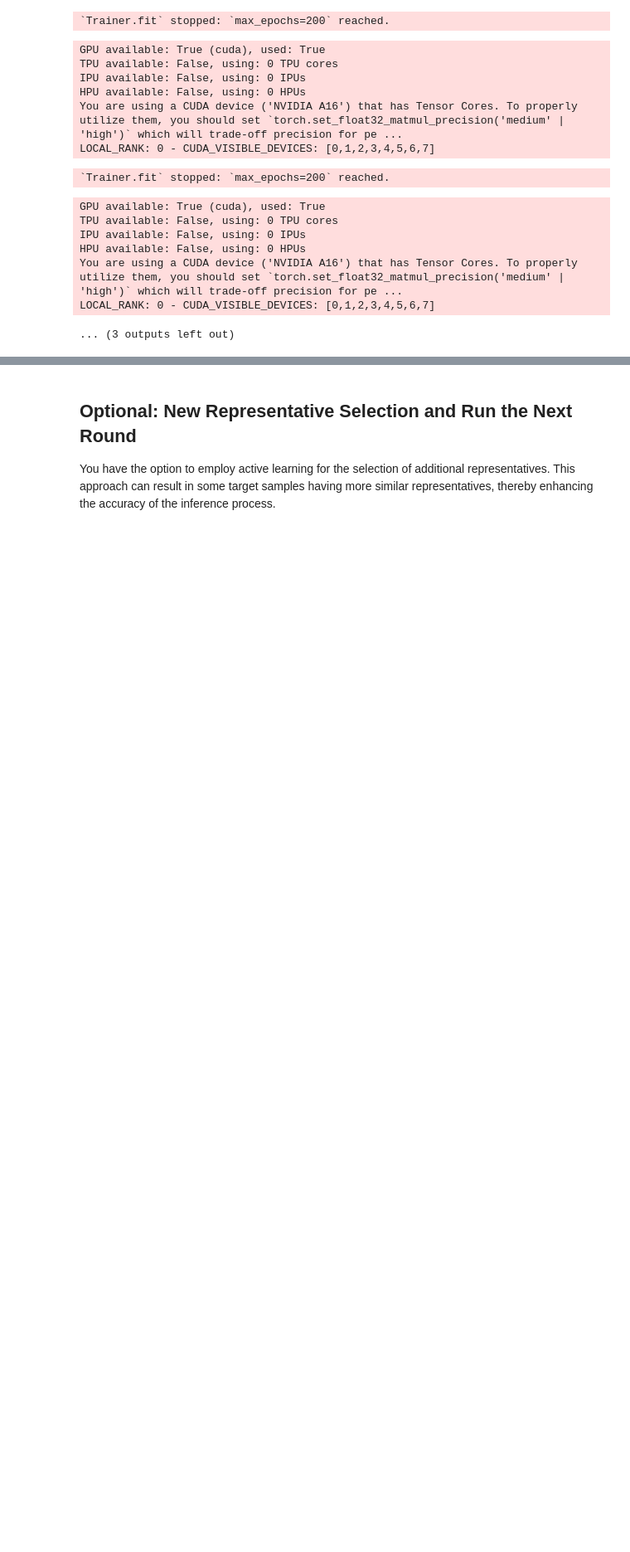
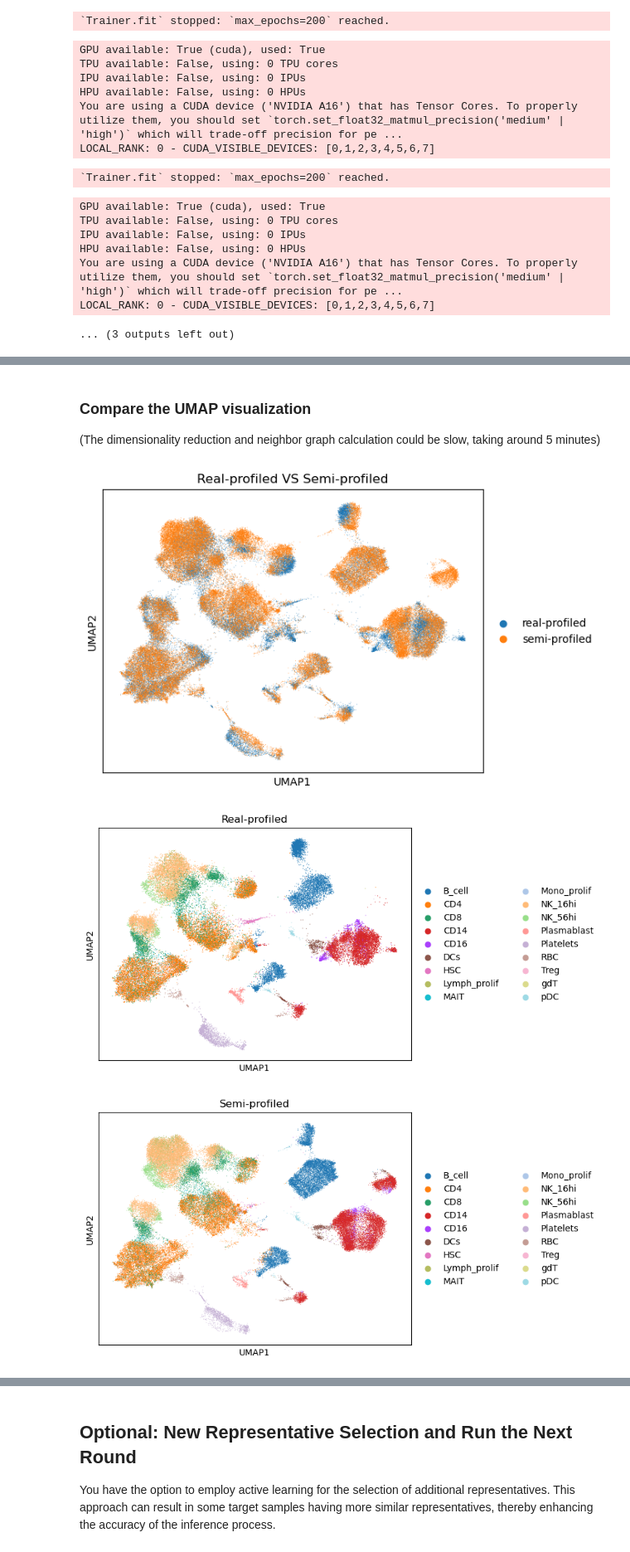
Before and after one commit to mcgilldinglab/scSemiProfiler, a Jupyter notebook: example.ipynb, the cells around one changed output, grey strips where cells are left out. Shown at 83% size. Cells and saved outputs as stored; diff of their text form; code cells hidden in the pictures; blank space fills up the shorter version.

```diff
--- a/example.ipynb
+++ b/example.ipynb
@@ -334,0 +218,8 @@ loss_curve(name, reprepid=6,tgtpid=1,stage=3)
+# %%
+representatives = repres
+cluster_labels = cl
+semisdata = assemble_cohort(name,
+                representatives,
+                cluster_labels,
+                celltype_key = 'celltypes',
+                sample_info_keys = ['states_collection_sum'])
@@ -334,0 +236,16 @@ loss_curve(name, reprepid=6,tgtpid=1,stage=3)
+# %% [markdown]
+### Compare the UMAP visualization
+(The dimensionality reduction and neighbor graph calculation could be slow, taking around 5 minutes)
+# %%
+st= timeit.default_timer()
+combined_data,gtdata,semidata = compare_umaps(
+            semidata = semisdata,
+            name = name,
+            representatives = name + '/status/init_representatives.txt',
+            cluster_labels = name + '/status/init_cluster_labels.txt',
+            celltype_key = 'celltypes'
+            )
+# %% [output]
+[figure, added]
+[figure, added]
+[figure, added]
```
Also changed, not shown: parts of 66 cells of this notebook.
